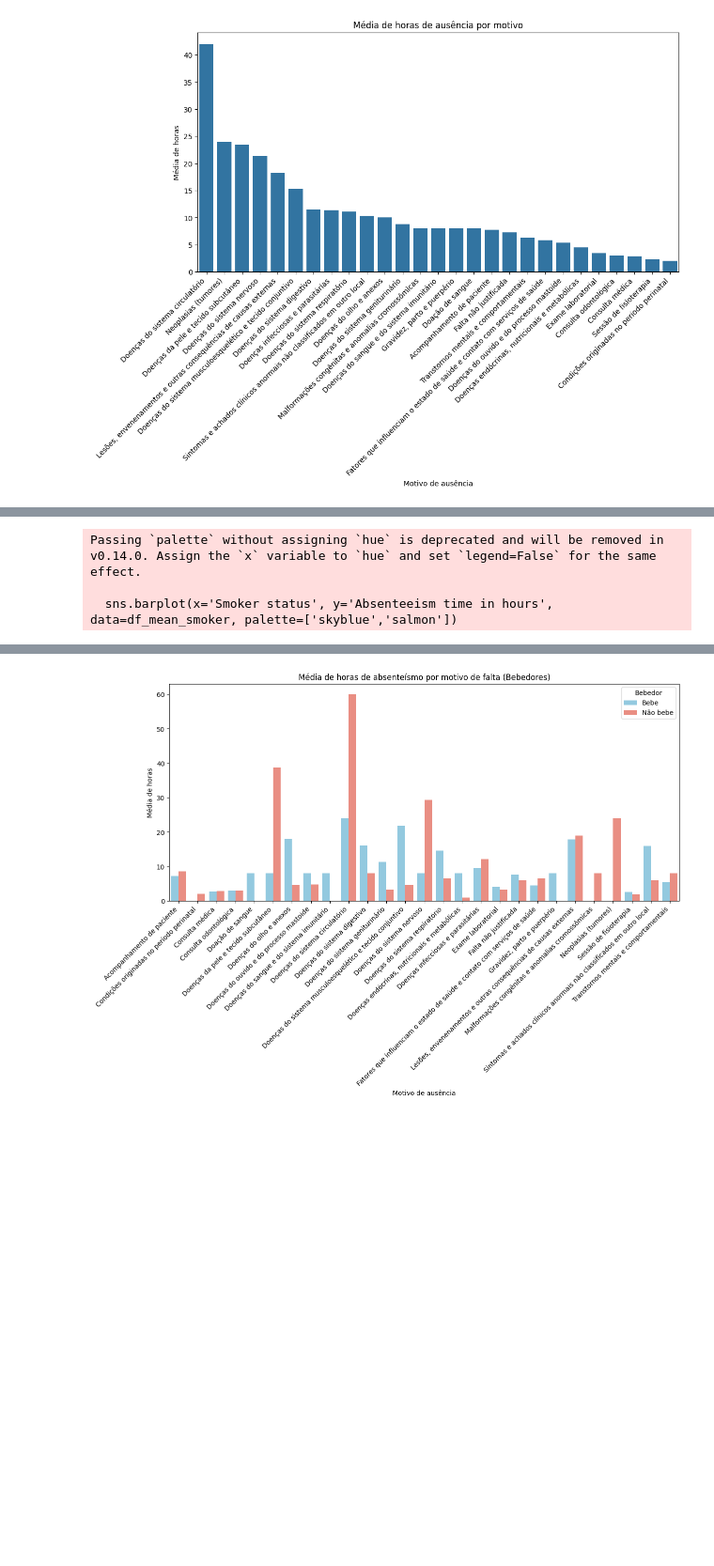
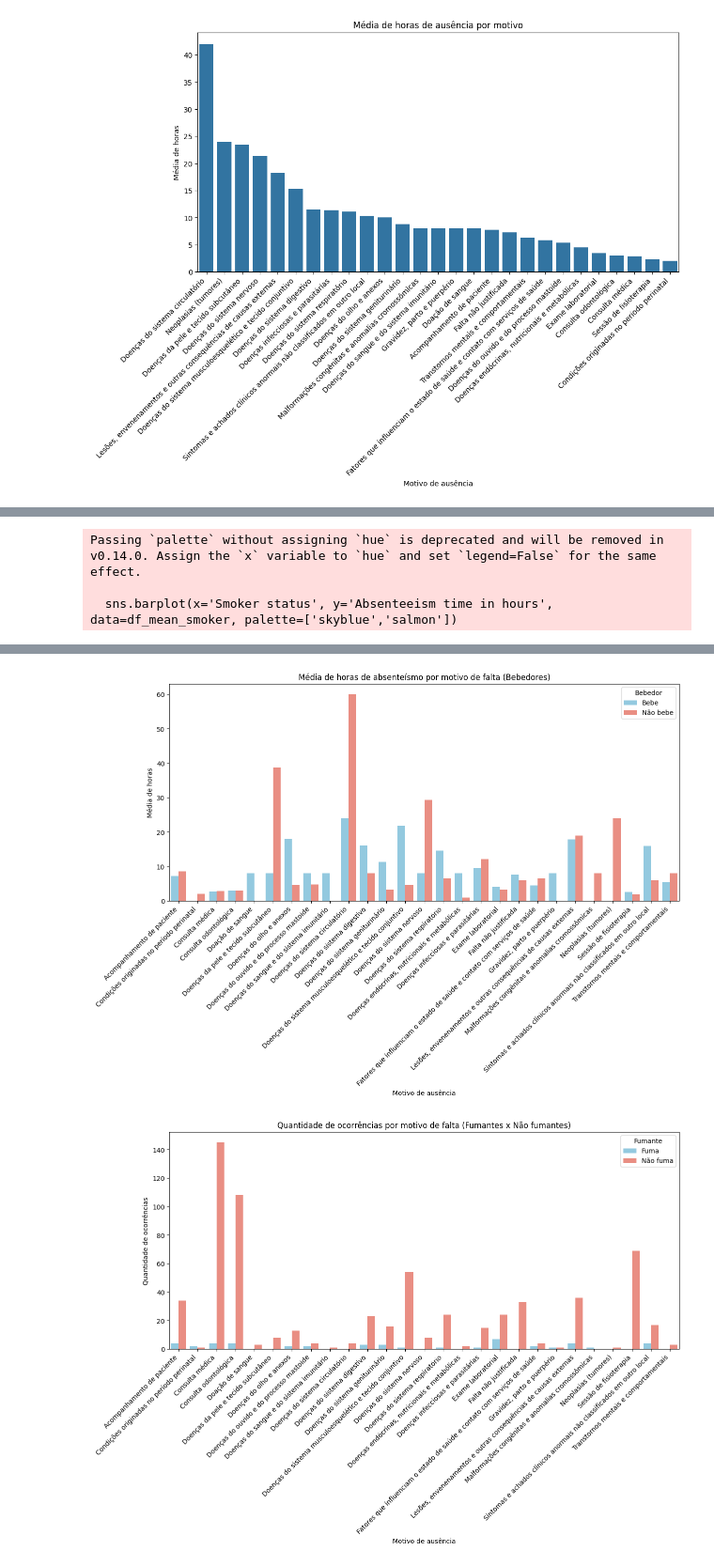
Before and after one commit to Zyntraofc/ciencias_de_dados, a Jupyter notebook: Analise_Exploratoria/analise_exploratoria.ipynb, the cells around one changed output, grey strips where cells are left out. Shown at 94% size. Cells and saved outputs as stored; diff of their text form; code cells hidden in the pictures; blank space fills up the shorter version.

Commit message:
atualização do arquivo de organização, adição de gráfico de funcionários fumantes e bebedores e a quantidade por motivo de falta e conclusões da análise

```diff
--- a/Analise_Exploratoria/analise_exploratoria.ipynb
+++ b/Analise_Exploratoria/analise_exploratoria.ipynb
@@ -581,30 +604,69 @@ df['Drinker status'] = df['Social drinker'].map({0: 'Não bebe', 1: 'Bebe'})
 df_smoker = df.groupby(['Reason', 'Smoker status'])['Absenteeism time in hours'].mean().reset_index()
 plt.figure(figsize=(14,6))
 sns.barplot(x='Reason', y='Absenteeism time in hours', hue='Smoker status', data=df_smoker, palette=['skyblue','salmon'])
 plt.title('Média de horas de absenteísmo por motivo de falta (Fumantes)')
 plt.xlabel('Motivo de ausência')
 plt.ylabel('Média de horas')
 plt.xticks(rotation=45, ha='right')
 plt.legend(title='Fumante')
 plt.show()
 
 df_drinker = df.groupby(['Reason', 'Drinker status'])['Absenteeism time in hours'].mean().reset_index()
 plt.figure(figsize=(14,6))
 sns.barplot(x='Reason', y='Absenteeism time in hours', hue='Drinker status', data=df_drinker, palette=['skyblue','salmon'])
 plt.title('Média de horas de absenteísmo por motivo de falta (Bebedores)')
 plt.xlabel('Motivo de ausência')
 plt.ylabel('Média de horas')
 plt.xticks(rotation=45, ha='right')
 plt.legend(title='Bebedor')
 plt.show()
+
+# Comparação da quantidade de ocorrências por motivo
+
+# Fumantes vs Não fumantes
+df_count_smoker = df.groupby(['Reason', 'Smoker status']).size().reset_index(name='Quantidade de ocorrências')
+
+plt.figure(figsize=(14,6))
+sns.barplot(
+    x='Reason',
+    y='Quantidade de ocorrências',
+    hue='Smoker status',
+    data=df_count_smoker,
+    palette=['skyblue','salmon']
+)
+plt.title('Quantidade de ocorrências por motivo de falta (Fumantes x Não fumantes)')
+plt.xlabel('Motivo de ausência')
+plt.ylabel('Quantidade de ocorrências')
+plt.xticks(rotation=45, ha='right')
+plt.legend(title='Fumante')
+plt.show()
+
+# Bebedores vs Não bebedores
+df_count_drinker = df.groupby(['Reason', 'Drinker status']).size().reset_index(name='Quantidade de ocorrências')
+
+plt.figure(figsize=(14,6))
+sns.barplot(
+    x='Reason',
+    y='Quantidade de ocorrências',
+    hue='Drinker status',
+    data=df_count_drinker,
+    palette=['skyblue','salmon']
+)
+plt.title('Quantidade de ocorrências por motivo de falta (Bebedores x Não bebedores)')
+plt.xlabel('Motivo de ausência')
+plt.ylabel('Quantidade de ocorrências')
+plt.xticks(rotation=45, ha='right')
+plt.legend(title='Bebedor')
+plt.show()
 # %% [output]
 Passing `palette` without assigning `hue` is deprecated and will be removed in v0.14.0. Assign the `x` variable to `hue` and set `legend=False` for the same effect.
 
   sns.barplot(x='Drinker status', y='Absenteeism time in hours', data=df_mean_drinker, palette=['skyblue','salmon'])
 [figure]
 Passing `palette` without assigning `hue` is deprecated and will be removed in v0.14.0. Assign the `x` variable to `hue` and set `legend=False` for the same effect.
 
   sns.barplot(x='Smoker status', y='Absenteeism time in hours', data=df_mean_smoker, palette=['skyblue','salmon'])
 [figure]
 [figure]
 [figure]
+[figure, added]
```
Also changed, not shown: parts of 3 cells of this notebook, 1 other file.
